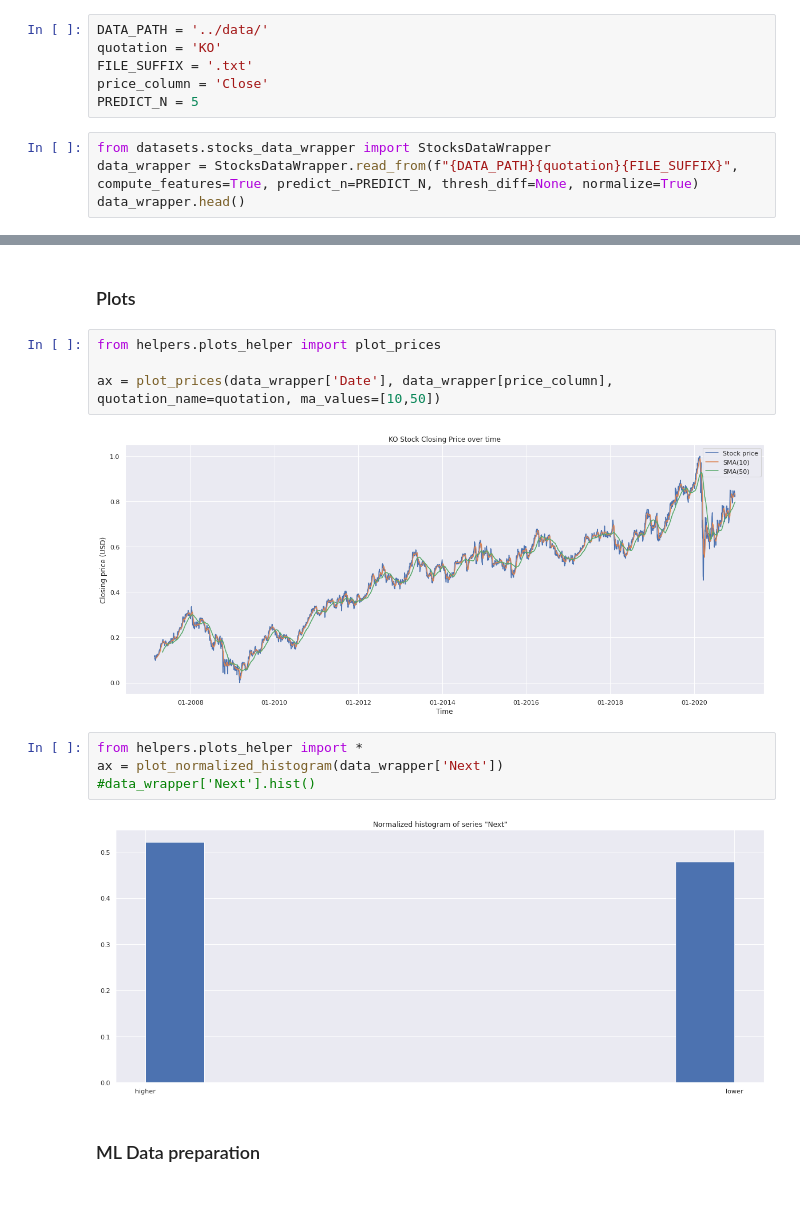
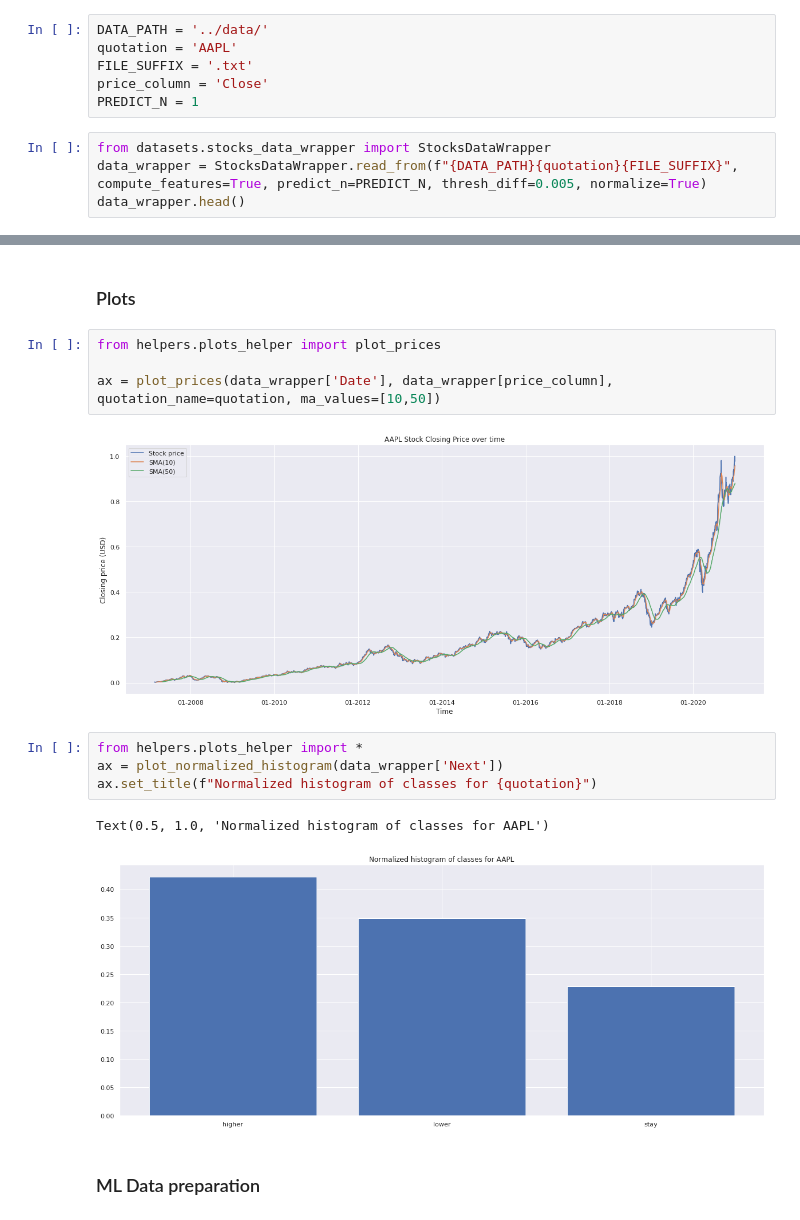
Before and after one commit to Naralas/StonksMarketPrediction, a Jupyter notebook: notebooks/StockPriceTendencyPrediction.ipynb, the cells around one changed output, grey strips where cells are left out. Saved outputs shown, nothing was run; the diff lists cells and outputs as text.

```diff
--- a/notebooks/StockPriceTendencyPrediction.ipynb
+++ b/notebooks/StockPriceTendencyPrediction.ipynb
@@ -17,12 +20,12 @@ from tqdm.notebook import trange, tqdm
 from helpers.data_helper import *
 # %%
 DATA_PATH = '../data/'
-quotation = 'KO'
+quotation = 'AAPL'
 FILE_SUFFIX = '.txt'
 price_column = 'Close'
-PREDICT_N = 5
+PREDICT_N = 1
 # %%
 from datasets.stocks_data_wrapper import StocksDataWrapper
-data_wrapper = StocksDataWrapper.read_from(f"{DATA_PATH}{quotation}{FILE_SUFFIX}", compute_features=True, predict_n=PREDICT_N, thresh_diff=None, normalize=True)
+data_wrapper = StocksDataWrapper.read_from(f"{DATA_PATH}{quotation}{FILE_SUFFIX}", compute_features=True, predict_n=PREDICT_N, thresh_diff=0.005, normalize=True)
 data_wrapper.head()
 # %% [output]
@@ -44,13 +47,14 @@ from helpers.plots_helper import plot_prices
 
 ax = plot_prices(data_wrapper['Date'], data_wrapper[price_column], quotation_name=quotation, ma_values=[10,50])
 # %% [output]
-[figure, old version]
+[figure, new version]
 # %%
 from helpers.plots_helper import *
 ax = plot_normalized_histogram(data_wrapper['Next'])
-#data_wrapper['Next'].hist()
+ax.set_title(f"Normalized histogram of classes for {quotation}")
 # %% [output]
+Text(0.5, 1.0, 'Normalized histogram of classes for AAPL')
-[figure, old version]
+[figure, new version]
 # %% [markdown]
 ### ML Data preparation
 # %%
```
Also changed, not shown: parts of 16 cells of this notebook, 16 other files.
